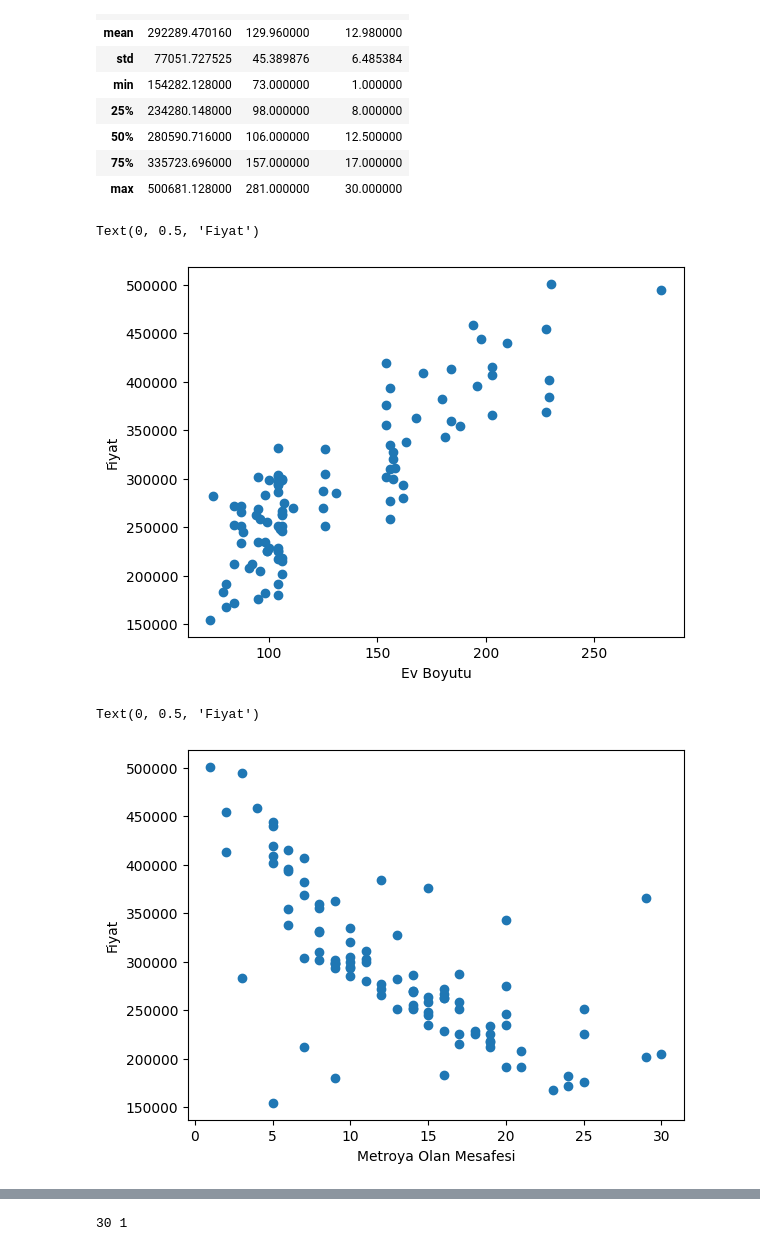
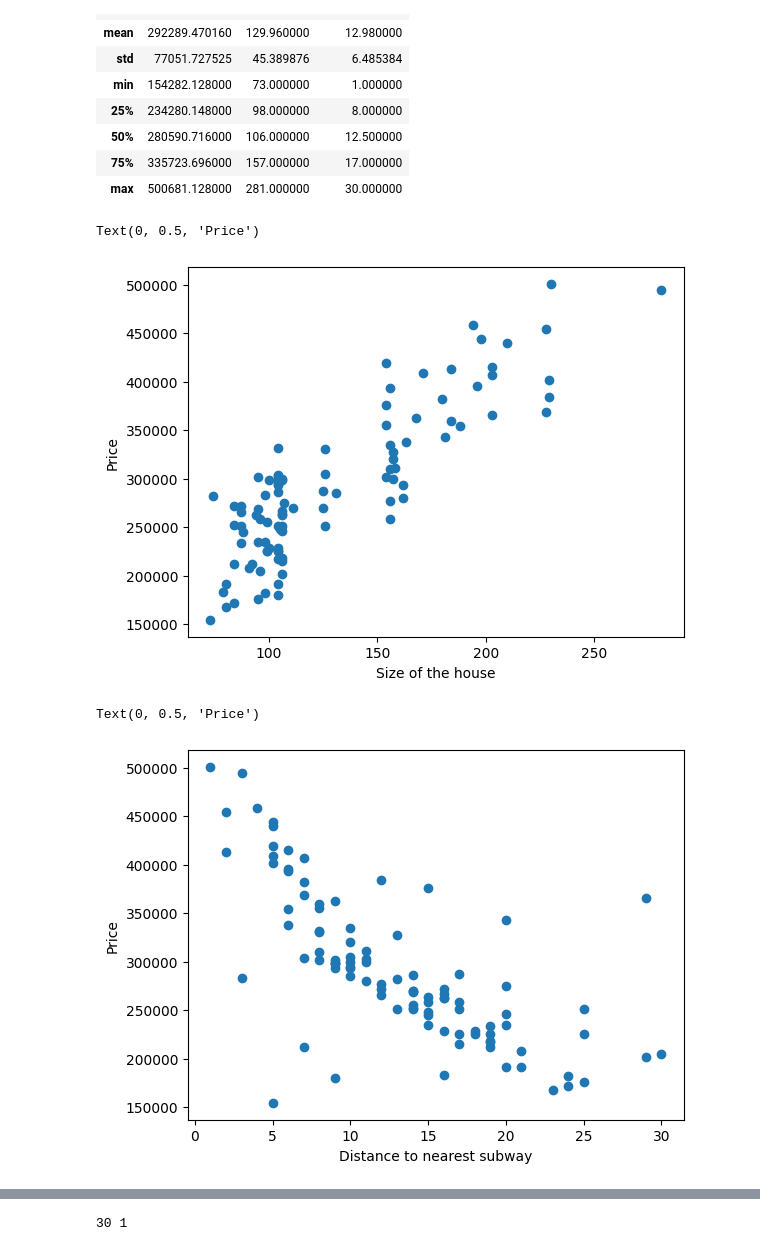
Before and after one commit to so24def/house_price_prediction_linearRegression, a Jupyter notebook: House_price_prediction.ipynb, the cells around one changed output, grey strips where cells are left out. Cells and saved outputs as stored; diff of their text form; code cells hidden in the pictures.

```diff
--- a/House_price_prediction.ipynb
+++ b/House_price_prediction.ipynb
@@ -59,16 +59,16 @@ df.describe()
 | max | 500681.128000 | 281.000000 | 30.000000 |
 # %%
 plt.scatter(df['boyut'], df['fiyat'])
-plt.xlabel('Ev Boyutu')
-plt.ylabel('Fiyat')
+plt.xlabel('Size of the house')
+plt.ylabel('Price')
 # %% [output]
-Text(0, 0.5, 'Fiyat')
+Text(0, 0.5, 'Price')
-[figure, old version]
+[figure, new version]
 # %%
 plt.scatter(df['metro_yakinlik'], df['fiyat'])
-plt.xlabel('Metroya Olan Mesafesi')
-plt.ylabel('Fiyat')
+plt.xlabel('Distance to nearest subway')
+plt.ylabel('Price')
 # %% [output]
-Text(0, 0.5, 'Fiyat')
+Text(0, 0.5, 'Price')
-[figure, old version]
+[figure, new version]
 # %% [markdown]
```
Also changed, not shown: parts of 21 cells of this notebook.
